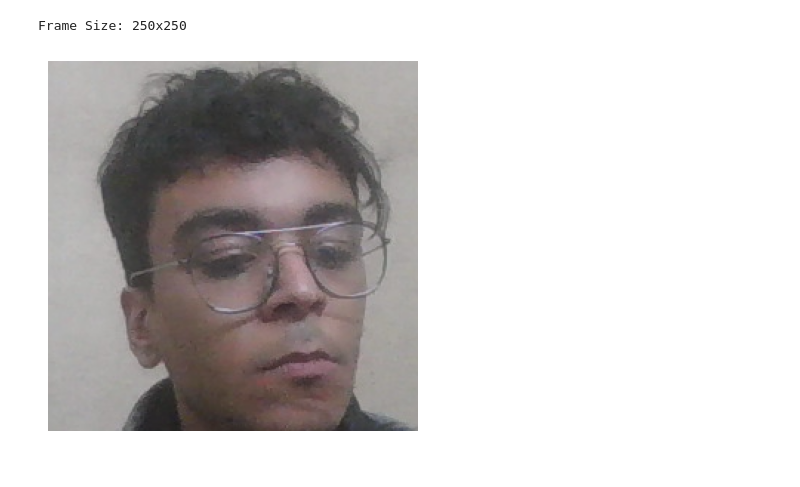
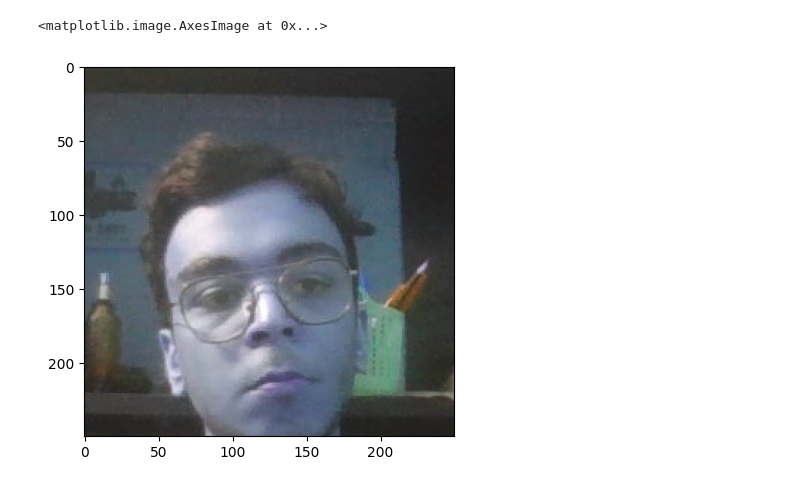
Before and after one commit to Ahmed72-AMSA/STC-Gradution-Project, a Jupyter notebook: Machine Learning/Sokrat_Face_Recognition/Face_Recognition.ipynb, the cells around one changed output. Cells and saved outputs as stored; diff of their text form; code cells hidden in the pictures.

```diff
--- a/Machine Learning/Sokrat_Face_Recognition/Face_Recognition.ipynb
+++ b/Machine Learning/Sokrat_Face_Recognition/Face_Recognition.ipynb
@@ -94,26 +23,34 @@ Anchor image saved: data\anchor\2627199c-e07b-11ef-a622-60189528fa7a.jpg
-# %%
-if not ret:
-    print("Failed to capture image")
-else:
-    # Get frame dimensions
-    height, width, _ = frame.shape
-    print(f"Frame Size: {width}x{height}")
-
-    # Ensure cropping is within bounds
-    x1, y1 = max(0, width // 2 - 125), max(0, height // 2 - 125)
-    x2, y2 = min(width, x1 + 250), min(height, y1 + 250)
-
-    # Crop and display
-    cropped_frame = frame[y1:y2, x1:x2]
-
-    if cropped_frame.shape[0] != 250 or cropped_frame.shape[1] != 250:
-        print(f"Resizing cropped frame from {cropped_frame.shape[:2]} to (250, 250)")
-        cropped_frame = cv2.resize(cropped_frame, (250, 250))  # Resize to exact 250x250
-
-    # Convert BGR to RGB for Matplotlib
-    plt.imshow(cv2.cvtColor(cropped_frame, cv2.COLOR_BGR2RGB))
-    plt.axis("off")
-    plt.show()
-# %% [output]
-Frame Size: 250x250
-[figure, removed]
+# %%
+# Establish a connection to the webcam
+cap = cv2.VideoCapture(0)
+while cap.isOpened():
+    ret, frame = cap.read()
+
+    frame = frame[120:120+250,200:200+250, :]
+
+    if cv2.waitKey(1) & 0XFF == ord('a'):
+        # Create the unique file path
+        imgname = os.path.join(ANC_PATH, '{}.jpg'.format(uuid.uuid1()))
+        # Write out anchor image
+        cv2.imwrite(imgname, frame)
+        print("Image has been saved to Anchor folders")
+
+
+    if cv2.waitKey(1) & 0XFF == ord('p'):
+        # Create the unique file path
+        imgname = os.path.join(POS_PATH, '{}.jpg'.format(uuid.uuid1()))
+        cv2.imwrite(imgname, frame)
+        print("Image has been saved to Positive folders")
+
+    cv2.imshow('Image Collection', frame)
+
+    if cv2.waitKey(1) & 0XFF == ord('q'):
+        break
+
+cap.release()
+cv2.destroyAllWindows()
+# %%
+plt.imshow(frame)
+# %% [output]
+<matplotlib.image.AxesImage at 0x...>
+[figure, added]
```
Also changed, not shown: parts of 4 cells of this notebook.
